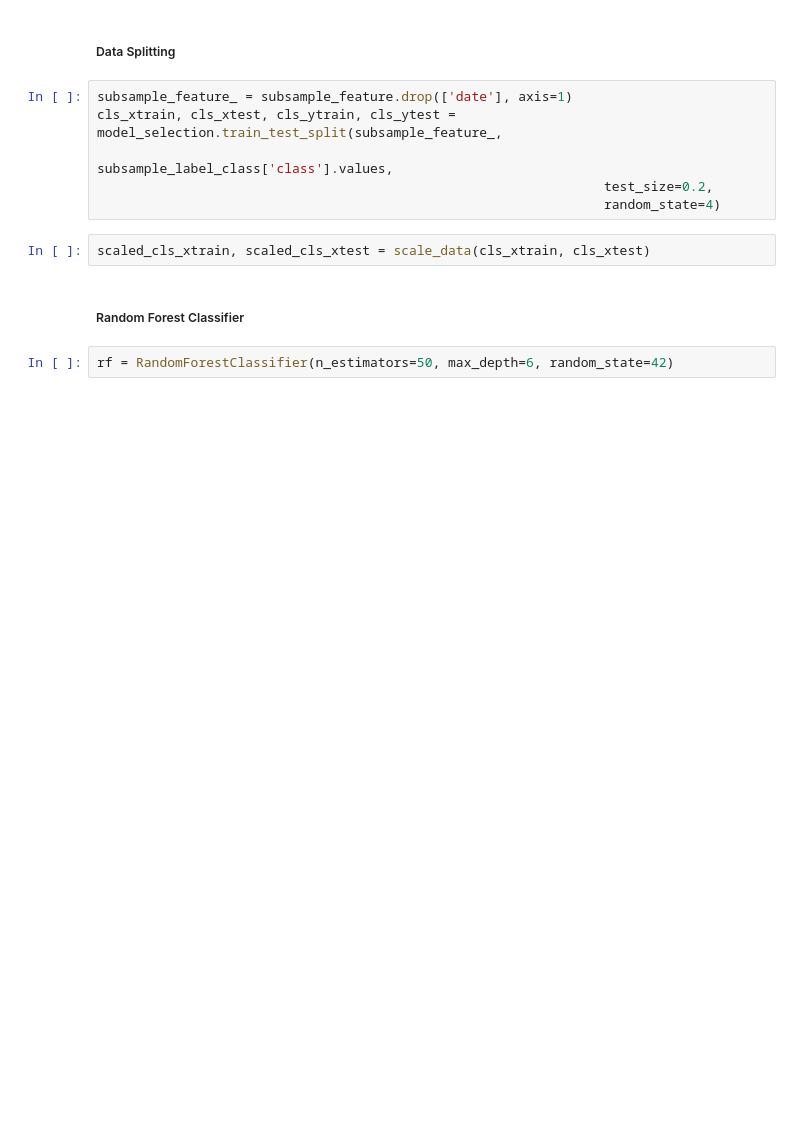
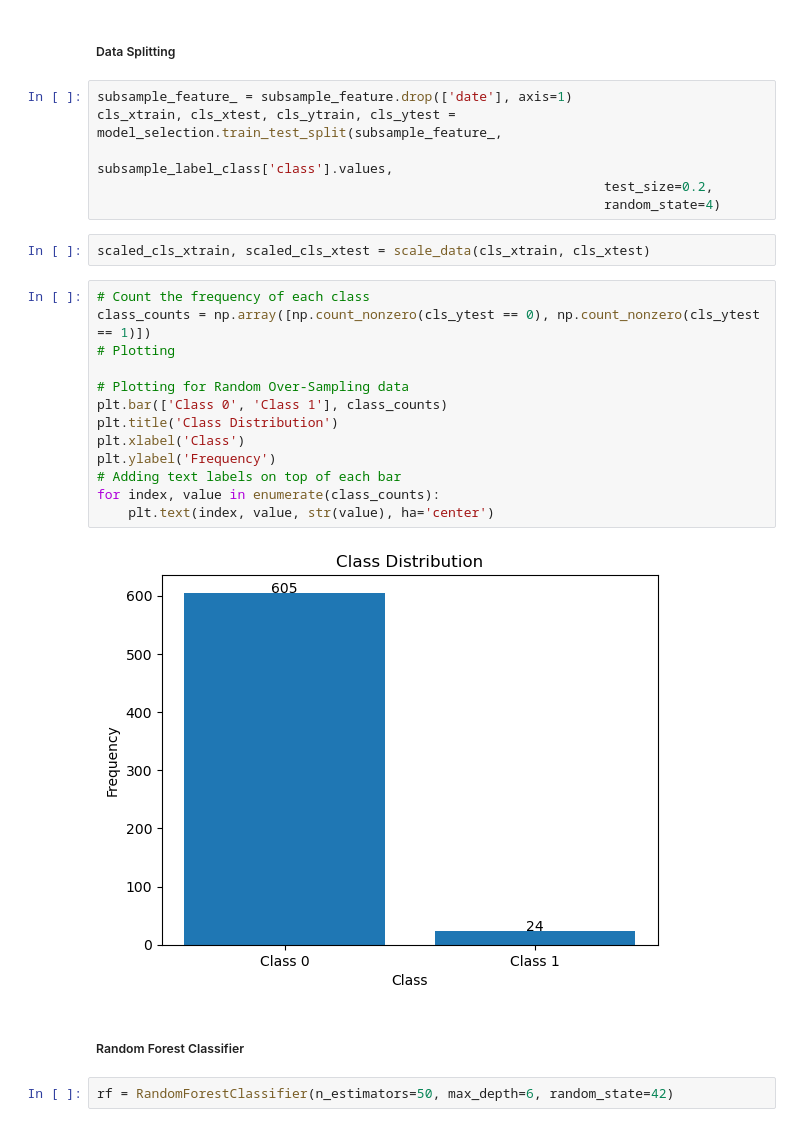
Before and after one commit to ekrell/ams_ai_shortcourse_2024, a Jupyter notebook: modules/model_selection_evaluation.ipynb, the cells around one changed output. Cells and saved outputs as stored; diff of their text form; blank space fills up the shorter version.

```diff
--- a/modules/model_selection_evaluation.ipynb
+++ b/modules/model_selection_evaluation.ipynb
@@ -874,6 +885,21 @@ cls_xtrain, cls_xtest, cls_ytrain, cls_ytest = model_selection.train_test_split(
                                                                  random_state=4)
 # %%
 scaled_cls_xtrain, scaled_cls_xtest = scale_data(cls_xtrain, cls_xtest)
+# %%
+# Count the frequency of each class
+class_counts = np.array([np.count_nonzero(cls_ytest == 0), np.count_nonzero(cls_ytest == 1)])
+# Plotting
+
+# Plotting for Random Over-Sampling data
+plt.bar(['Class 0', 'Class 1'], class_counts)
+plt.title('Class Distribution')
+plt.xlabel('Class')
+plt.ylabel('Frequency')
+# Adding text labels on top of each bar
+for index, value in enumerate(class_counts):
+    plt.text(index, value, str(value), ha='center')
+# %% [output]
+[figure, added]
 # %% [markdown]
 ##### Random Forest Classifier
 # %%
```
Also changed, not shown: parts of 16 cells of this notebook, 2 other files.
